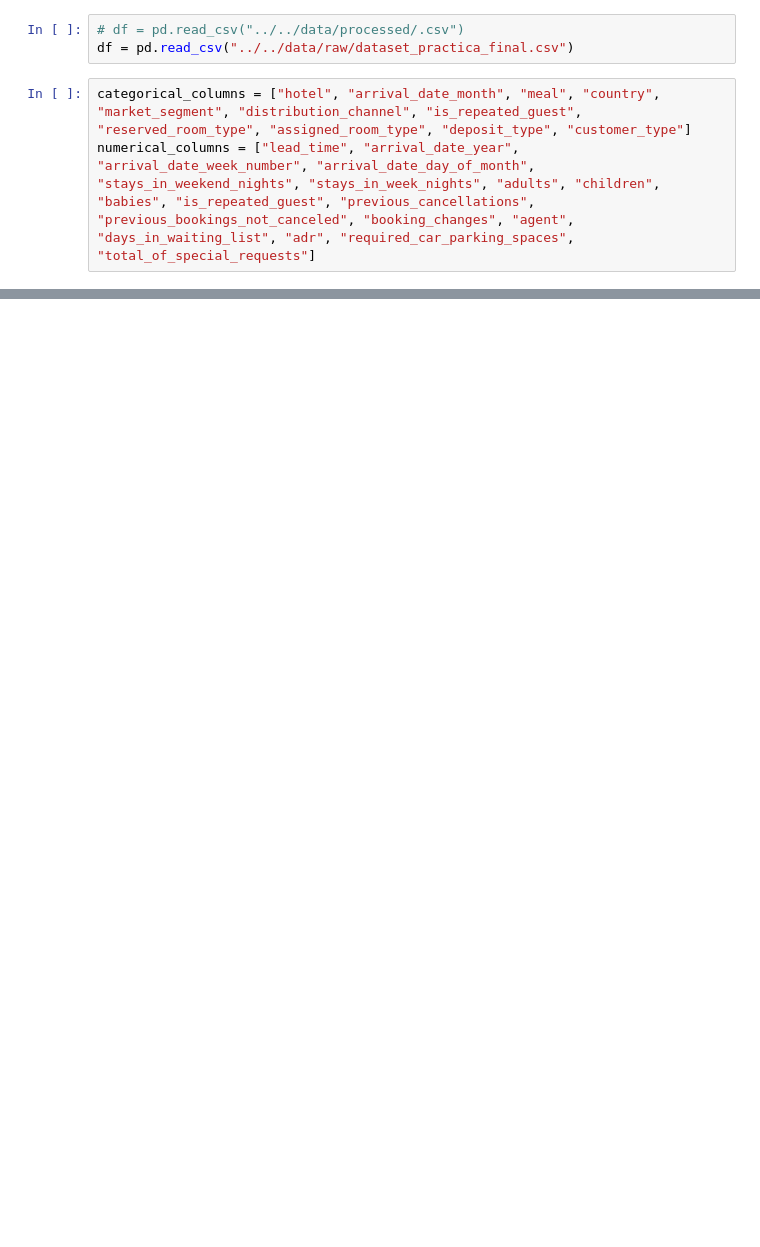
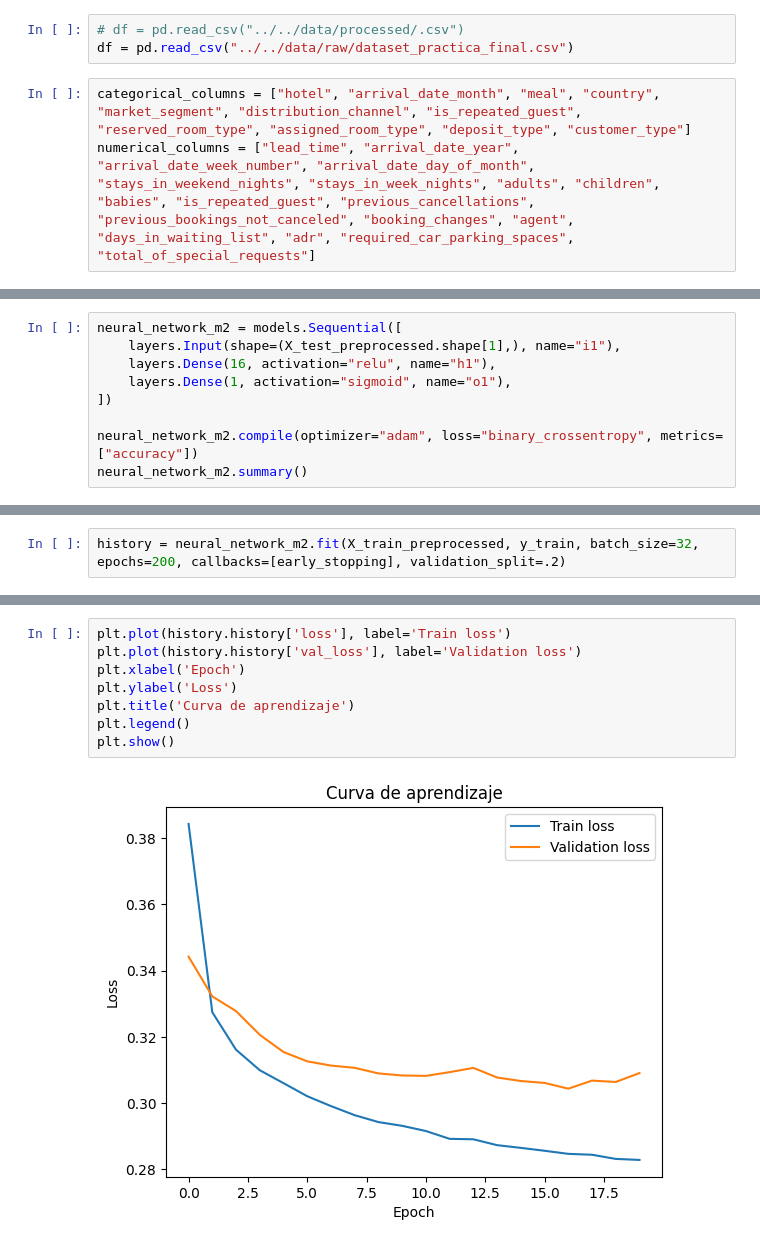
Before and after one commit to vgonzf04/pontia-machine-learning-evaluacion, a Jupyter notebook: notebooks/exploracion/neuronal_network.ipynb, the cells around one changed output, grey strips where cells are left out. Saved outputs shown, nothing was run; the diff lists cells and outputs as text; blank space fills up the shorter version.

```diff
--- a/notebooks/exploracion/neuronal_network.ipynb
+++ b/notebooks/exploracion/neuronal_network.ipynb
@@ -72,0 +193,9 @@ Model: "sequential"
+# %%
+neural_network_m2 = models.Sequential([
+    layers.Input(shape=(X_test_preprocessed.shape[1],), name="i1"),
+    layers.Dense(16, activation="relu", name="h1"),
+    layers.Dense(1, activation="sigmoid", name="o1"),
+])
+
+neural_network_m2.compile(optimizer="adam", loss="binary_crossentropy", metrics=["accuracy"])
+neural_network_m2.summary()
@@ -72,0 +216,2 @@ Model: "sequential"
+# %%
+history = neural_network_m2.fit(X_train_preprocessed, y_train, batch_size=32, epochs=200, callbacks=[early_stopping], validation_split=.2)
@@ -72,0 +242,10 @@ Model: "sequential"
+# %%
+plt.plot(history.history['loss'], label='Train loss')
+plt.plot(history.history['val_loss'], label='Validation loss')
+plt.xlabel('Epoch')
+plt.ylabel('Loss')
+plt.title('Curva de aprendizaje')
+plt.legend()
+plt.show()
+# %% [output]
+[figure, added]
```
Also changed, not shown: parts of 30 cells of this notebook, 3 other files.
